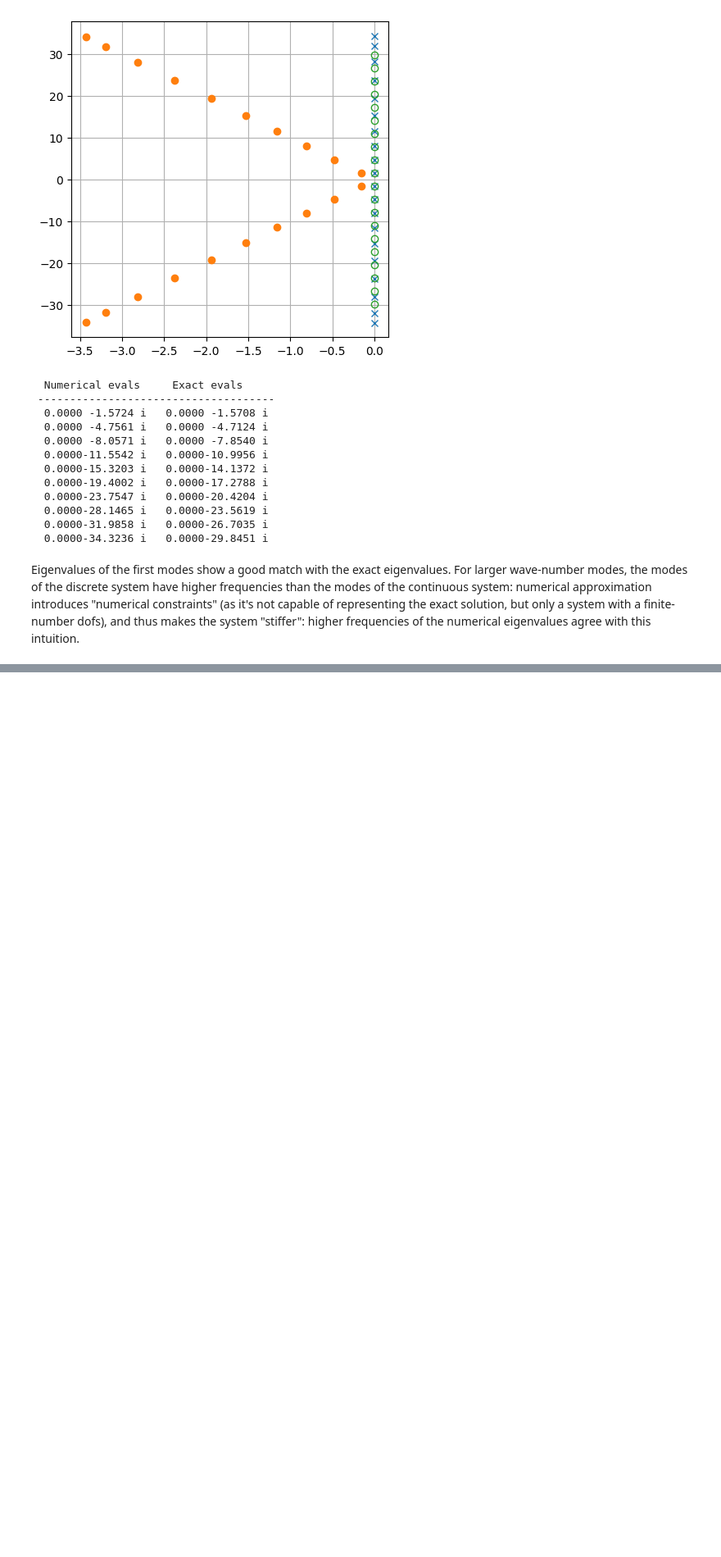
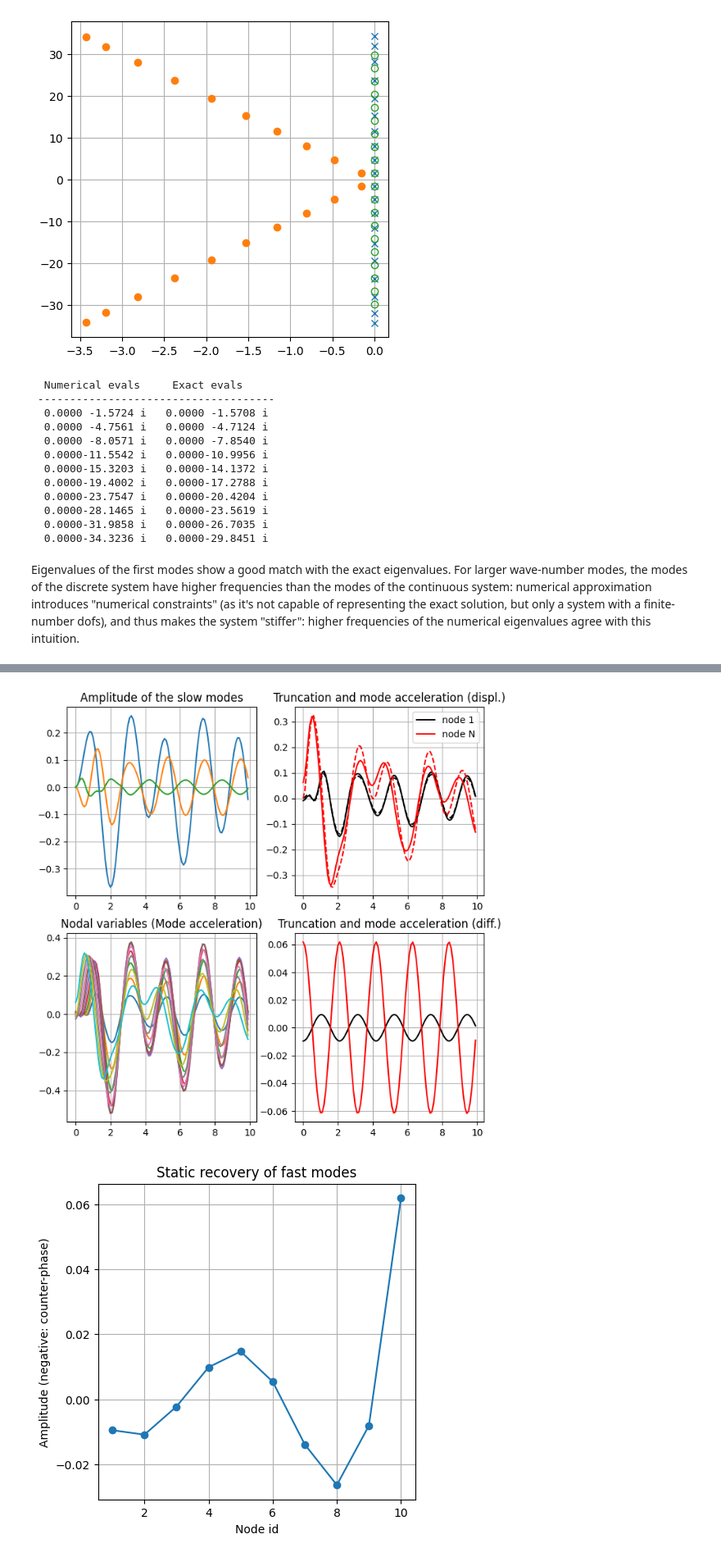
Before and after one commit to Basics2022/bbooks-math-miscellanea, a Jupyter notebook: _build/jupyter_execute/ch/ode/time-integration-mechanical-systems.ipynb, the cells around one changed output, grey strips where cells are left out. Shown at 82% size. Cells and saved outputs as stored; diff of their text form; code cells hidden in the pictures; blank space fills up the shorter version.

Commit message:
Updates to integration of mechanical systems in time domain

```diff
--- a/_build/jupyter_execute/ch/ode/time-integration-mechanical-systems.ipynb
+++ b/_build/jupyter_execute/ch/ode/time-integration-mechanical-systems.ipynb
@@ -409,0 +566,41 @@ Eigenvalues of the first modes show a good match with the exact eigenvalues. For
+# %%
+
+
+fig, ax = plt.subplots(2,2, figsize=(8,8))
+ax[0,0].plot(sol.t, sol.y.T[:,:3])
+ax[1,0].plot(sol.t, u_m_acc.T)
+ax[0,1].plot(sol.t, u_trunc.T[:, 0], color='black', ls='--')
+ax[0,1].plot(sol.t, u_m_acc.T[:, 0], color='black', ls='-' , label='node 1')
+ax[0,1].plot(sol.t, u_trunc.T[:,-1], color='red'  , ls='--')
+ax[0,1].plot(sol.t, u_m_acc.T[:,-1], color='red'  , ls='-' , label='node N')
+ax[1,1].plot(sol.t, u_recov.T[:, 0], color='black', ls='-')
+ax[1,1].plot(sol.t, u_recov.T[:,-1], color='red'  , ls='-')
+
+
+ax[0,0].grid();  ax[0,0].set_title("Amplitude of the slow modes")
+ax[1,0].grid();  ax[1,0].set_title("Nodal variables (Mode acceleration)")
+ax[0,1].grid();  ax[0,1].set_title("Truncation and mode acceleration (displ.)")
+ax[1,1].grid();  ax[1,1].set_title("Truncation and mode acceleration (diff.)")
+
+ax[0,1].legend()
+
+#> Amplitude of the static recovery of fast modes
+# [ K^-1 - Us * diag( ( ms oms^2 )^-1 ) * Us.T ) * F
+recov_ampl = sp.sparse.linalg.spsolve(Kff, F) - evecs_all[:,:i_slow] @ np.diag( Om_all[:i_slow]**(-2) ) @ evecs_all[:,:i_slow].T @ F
+
+fig, ax = plt.subplots(1,1, figsize=(5,5))
+ax.plot(np.arange(N)+1, recov_ampl, '-o')
+ax.grid()
+ax.set_title("Static recovery of fast modes")
+ax.set_ylabel("Amplitude (negative: counter-phase)")
+ax.set_xlabel("Node id")
+
+
+#> Plot configurations for the first time-steps
+# fig, ax=plt.subplots(1,1, figsize=(5,5))
+# ax.plot(u_trunc[:,0:7])
+
+plt.show()
+# %% [output]
+[figure, added]
+[figure, added]
```
Also changed, not shown: parts of 14 cells of this notebook, 12 other files.
